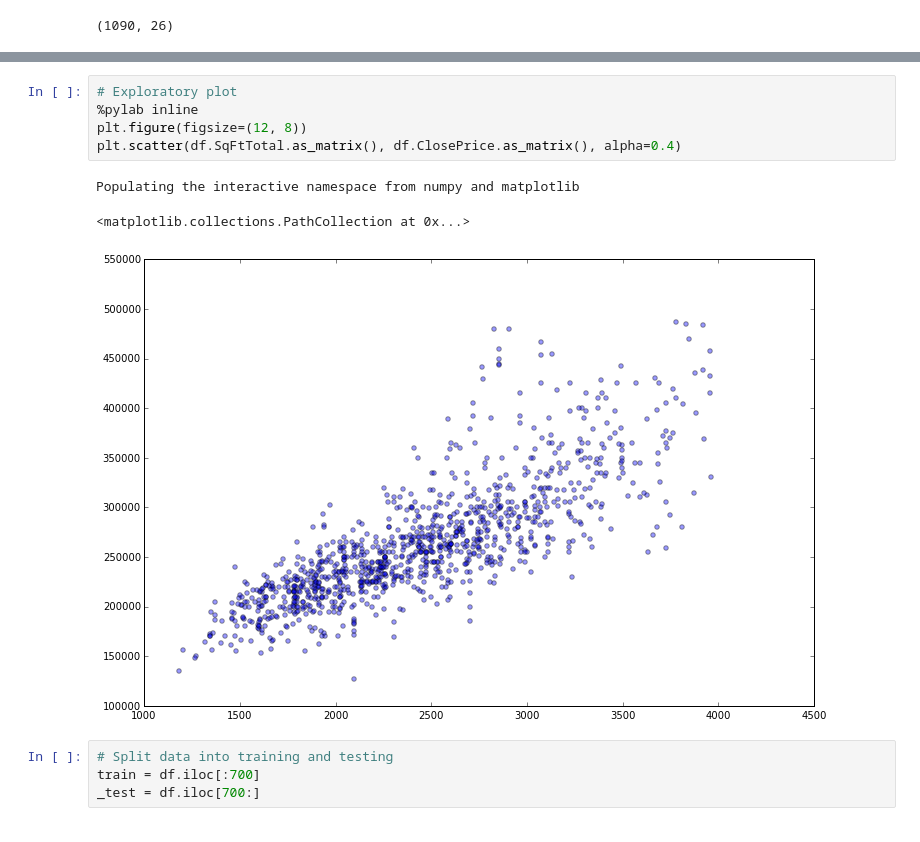
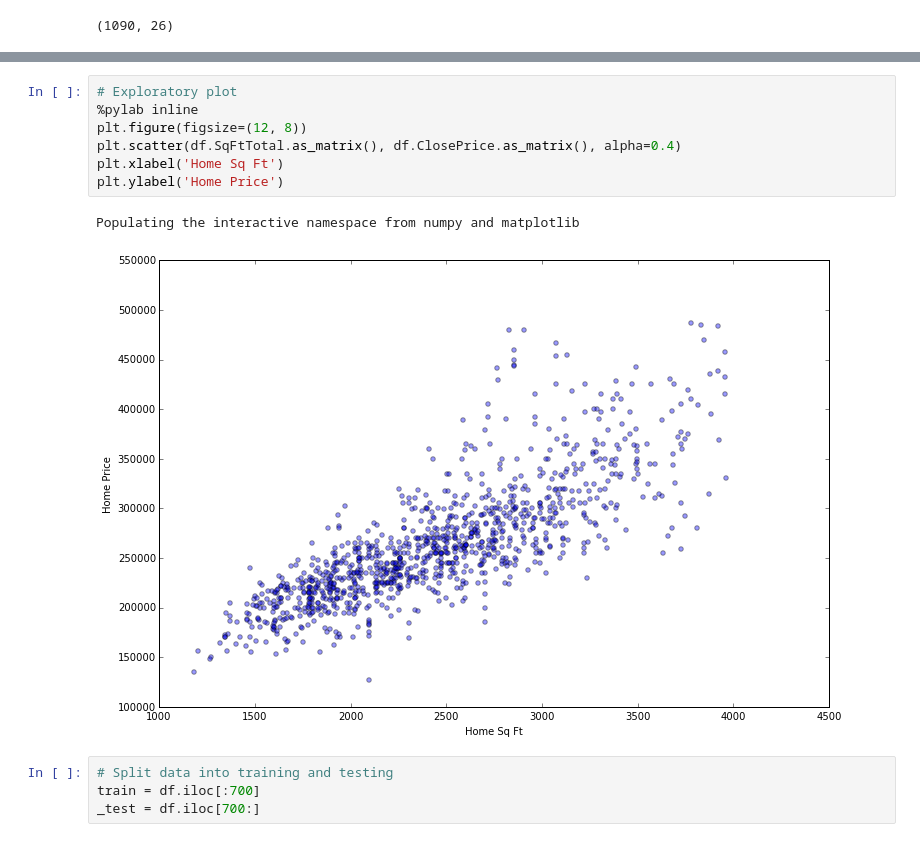
Before and after one commit to kkwteh/ml-workshop, a Jupyter notebook: sample-model.ipynb, the cells around one changed output, grey strips where cells are left out. Drawn from its saved outputs; the diff is of its cells as text.

```diff
--- a/sample-model.ipynb
+++ b/sample-model.ipynb
@@ -43,12 +43,13 @@ dtype: int64
 # %%
 # Exploratory plot
 %pylab inline
 plt.figure(figsize=(12, 8))
 plt.scatter(df.SqFtTotal.as_matrix(), df.ClosePrice.as_matrix(), alpha=0.4)
+plt.xlabel('Home Sq Ft')
+plt.ylabel('Home Price')
 # %% [output]
 Populating the interactive namespace from numpy and matplotlib
-<matplotlib.collections.PathCollection at 0x...>
-[figure, old version]
+[figure, new version]
 # %%
 # Split data into training and testing
 train = df.iloc[:700]
```
Also changed, not shown: parts of 2 cells of this notebook.
